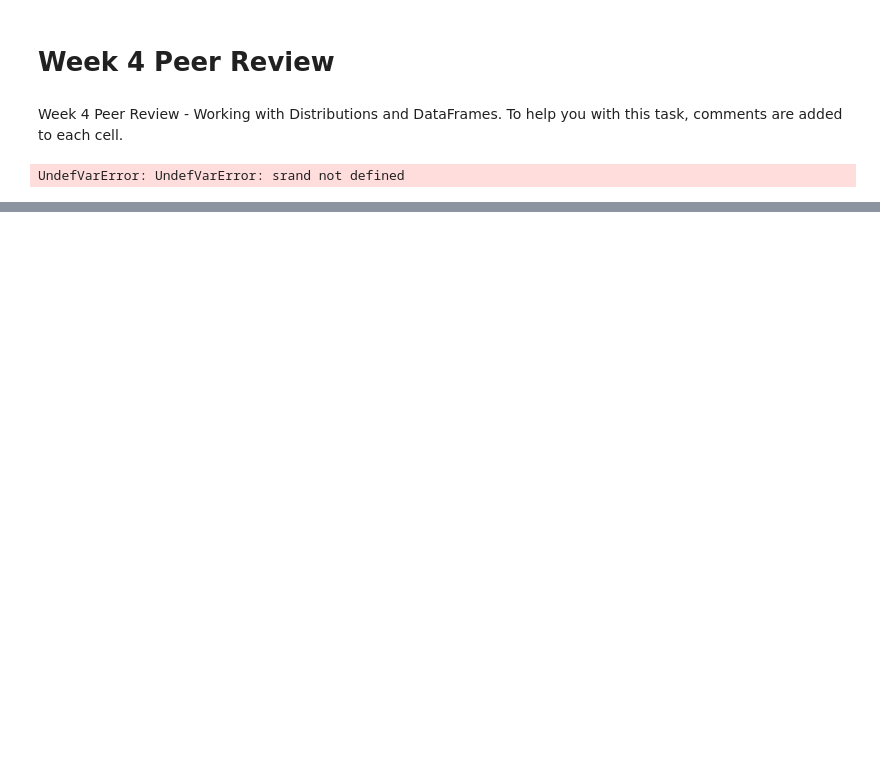
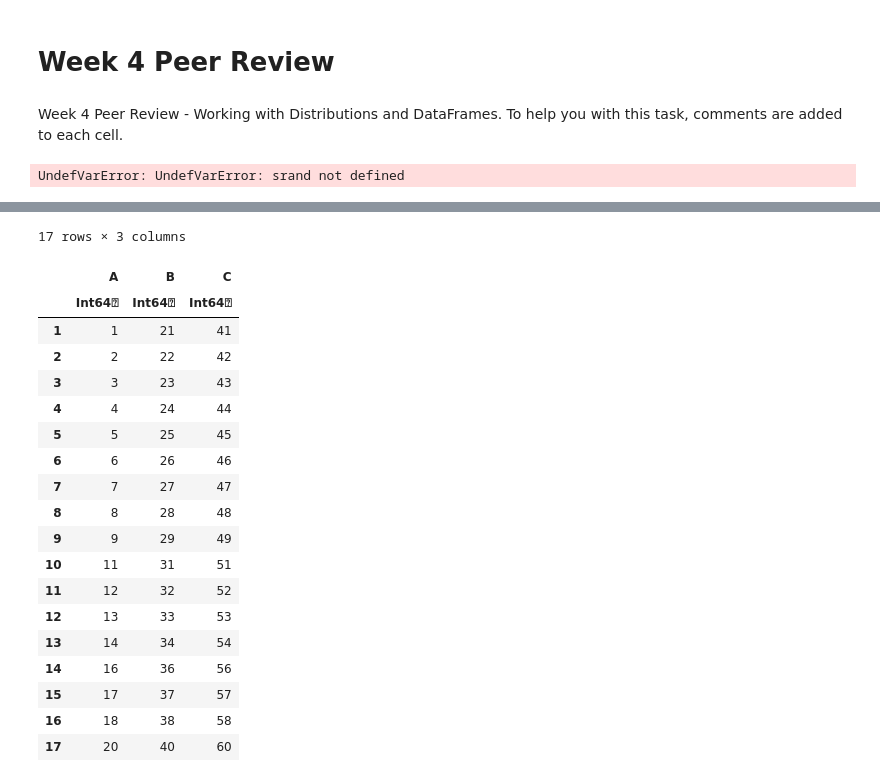
Before and after one commit to btrspg/JuliaCourseNotebooks, a Jupyter notebook: coursera_assignment/Week4_PR_Template.ipynb, the cells around one changed output, grey strips where cells are left out. Cells and saved outputs as stored; diff of their text form; code cells hidden in the pictures; blank space fills up the shorter version.

```diff
--- a/coursera_assignment/Week4_PR_Template.ipynb
+++ b/coursera_assignment/Week4_PR_Template.ipynb
@@ -36,0 +172,12 @@ UndefVarError: UndefVarError: srand not defined
+# %%
+# Question 11: Create a new DataFrame named df3
+# Question 11: Create a new DataFrame named df3
+# df3=DataFrame(A=Union{Int64,Missings.Missing}[1, 2 ,3,missing],B=Union{Int64,Missings.Missing}[4 ,5, 6,missing],C=Union{Int64,Missings.Missing}[1 ,2 ,2,missing])
+# df3[:A]=1:20
+# df3[:B]=21:40
+# df3[:C]=41:60
+# df3=DataFrame(:A=>1:20,:B=>21:40,:C=>41:60,eltypes=[Union{Int64,Missings.Missing},Union{Int64,Missings.Missing},Union{Int64,Missings.Missing}])
+df3=DataFrame(A=Union{Int64,Missings.Missing}[],B=Union{Int64,Missings.Missing}[],C=Union{Int64,Missings.Missing}[])
+df3 = vcat(df3, DataFrame(A=1:20, B=21:40, C=41:60))
+# showcols(df3)
+df3
@@ -36,0 +204,11 @@ UndefVarError: UndefVarError: srand not defined
+# %%
+# using DataArrays
+# Question 12: Change indicated values to empty entries
+#In a code cells below,
+#change the values in df3df3 of the following cells to NA:
+#row 10, column 1, row 15, column 2 and row 19, column 3
+
+df3[10,:A]=missing
+df3[15,:B]=missing
+df3[19,:C]=missing
+df3
@@ -37,2 +235,24 @@ UndefVarError: UndefVarError: srand not defined
 # %%
 # Question 13: Create DataFrame df4 that contains no rows with NaN (NA) values
+df4=dropmissing(df3)
+# %% [output]
+17 rows × 3 columns
+|  | A | B | C |
+|  | Int64⍰ | Int64⍰ | Int64⍰ |
+| 1 | 1 | 21 | 41 |
+| 2 | 2 | 22 | 42 |
+| 3 | 3 | 23 | 43 |
+| 4 | 4 | 24 | 44 |
+| 5 | 5 | 25 | 45 |
+| 6 | 6 | 26 | 46 |
+| 7 | 7 | 27 | 47 |
+| 8 | 8 | 28 | 48 |
+| 9 | 9 | 29 | 49 |
+| 10 | 11 | 31 | 51 |
+| 11 | 12 | 32 | 52 |
+| 12 | 13 | 33 | 53 |
+| 13 | 14 | 34 | 54 |
+| 14 | 16 | 36 | 56 |
+| 15 | 17 | 37 | 57 |
+| 16 | 18 | 38 | 58 |
+| 17 | 20 | 40 | 60 |
```
Also changed, not shown: parts of 14 cells of this notebook.
